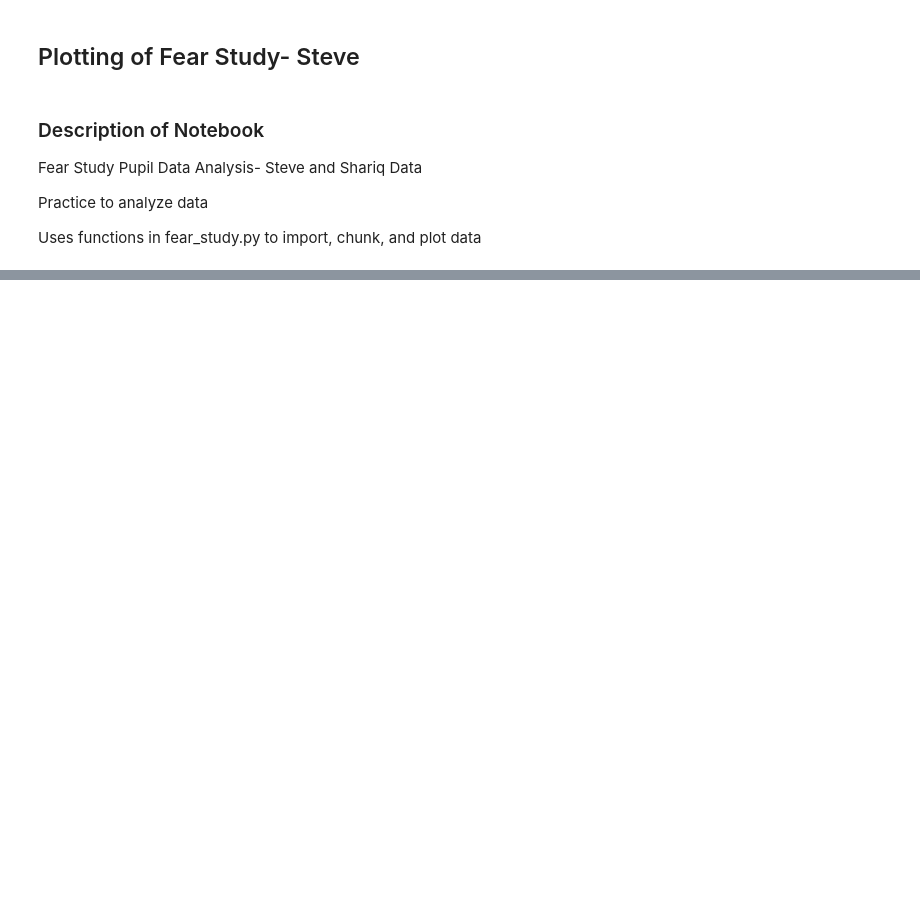
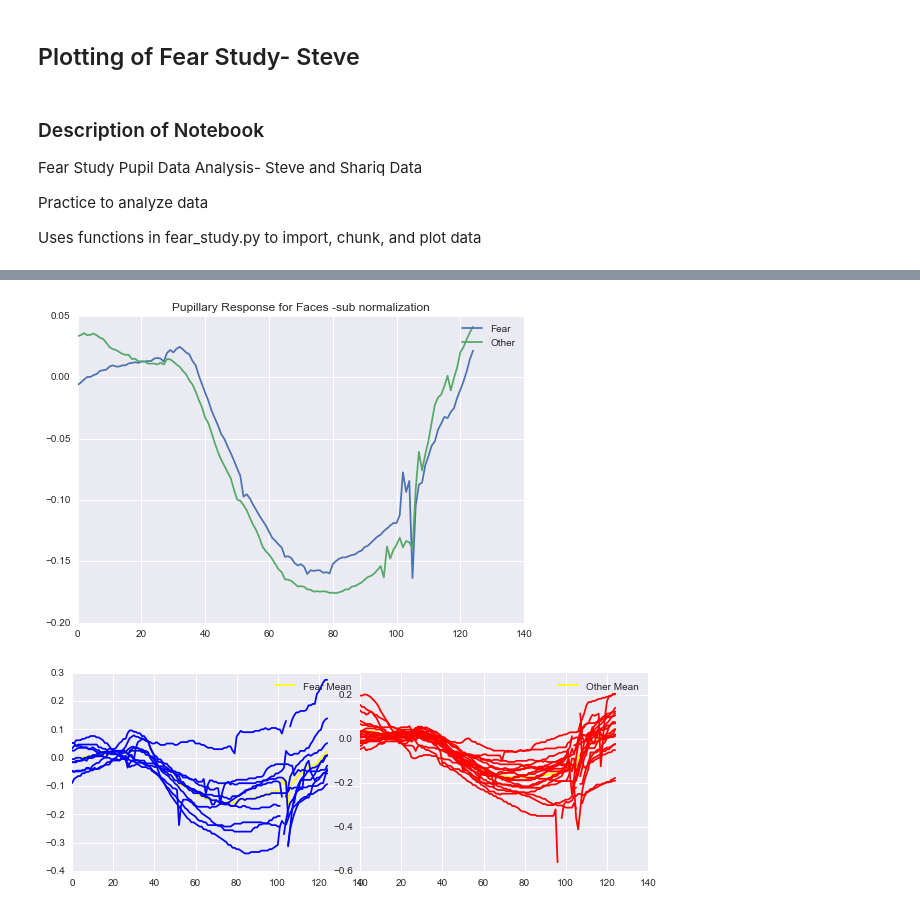
Before and after one commit to andrewbartuska/fear_study, a Jupyter notebook: Plotting and Analysis of Fear Study- Steve.ipynb, the cells around one changed output, grey strips where cells are left out. Cells and saved outputs as stored; diff of their text form; code cells hidden in the pictures; blank space fills up the shorter version.

Commit message:
Incorporated new functions of plot_trial for readability and better coding practice

```diff
--- a/Plotting and Analysis of Fear Study- Steve.ipynb
+++ b/Plotting and Analysis of Fear Study- Steve.ipynb
@@ -86,0 +88,5 @@ run_all("run5.csv", "run5_sync_pulses.json", "faces_run5_projID-bmzk6a3_recID-5c
+# %%
+fs.plot_trial("data", "steve", 1, "sub")
+# %% [output]
+[figure, added]
+[figure, added]
```
Also changed, not shown: parts of 17 cells of this notebook.
